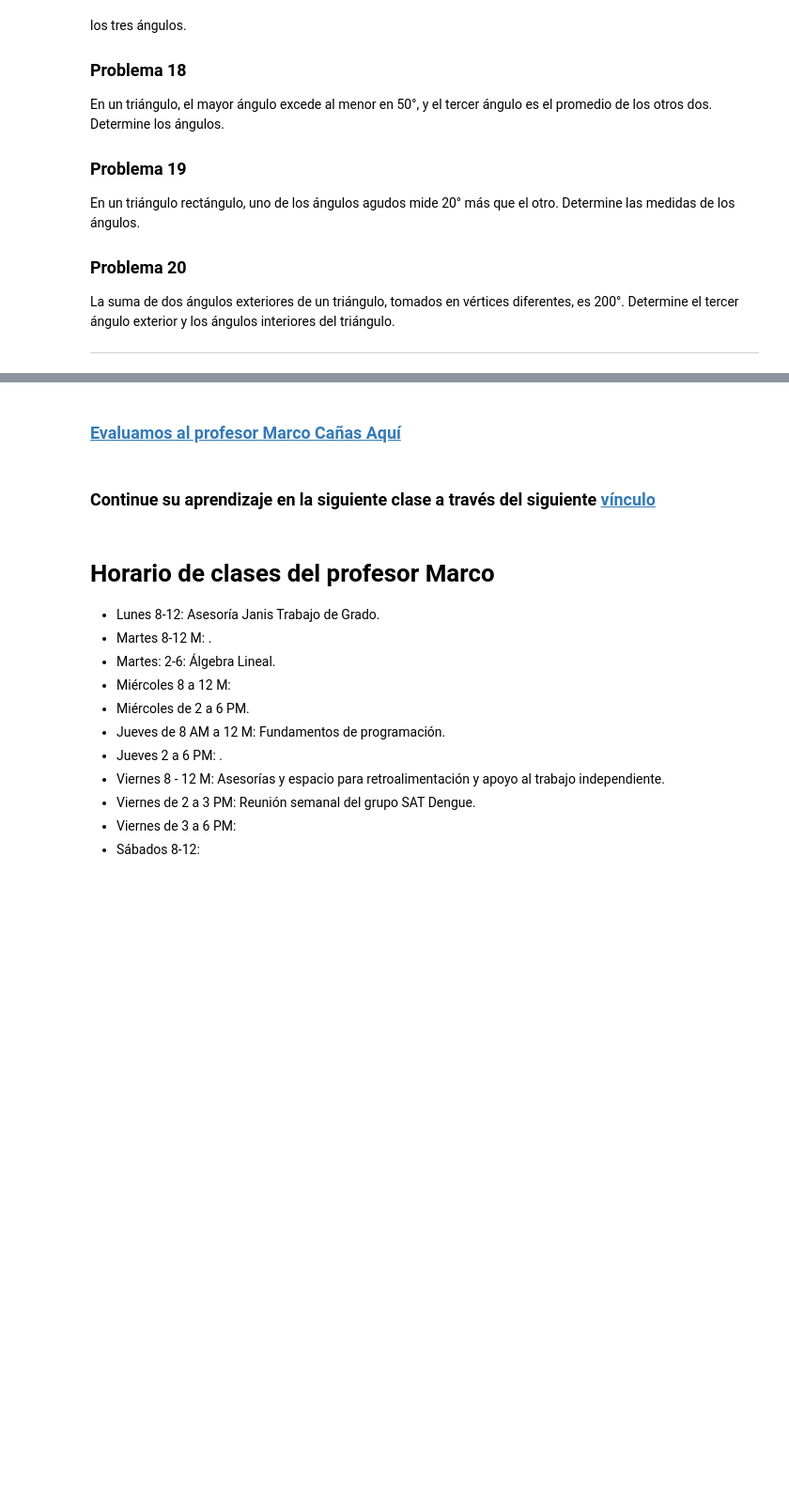
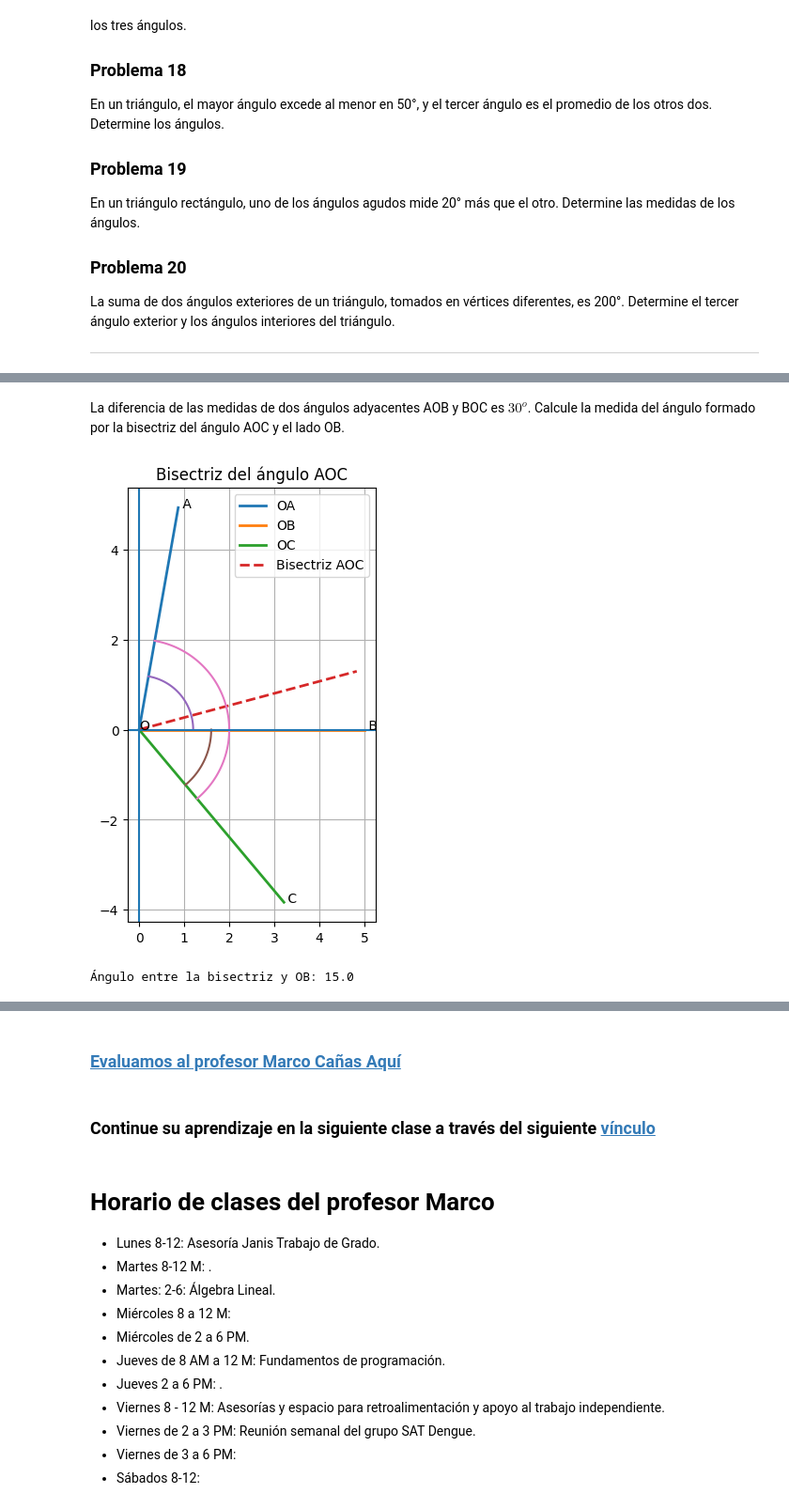
Before and after one commit to marco-canas/investigacion_en_asesoria, a Jupyter notebook: 3_asesoria_geometria/2_angulos/angulos_.ipynb, the cells around one changed output, grey strips where cells are left out. Shown at 94% size. Drawn from its saved outputs; the diff is of its cells as text; code cells hidden in the pictures; blank space fills up the shorter version.

```diff
--- a/3_asesoria_geometria/2_angulos/angulos_.ipynb
+++ b/3_asesoria_geometria/2_angulos/angulos_.ipynb
@@ -121,0 +124,72 @@ La suma de dos ángulos exteriores de un triángulo, tomados en vértices difere
+# %% [markdown]
+La diferencia de las medidas de dos ángulos adyacentes AOB y BOC es $30^{o}$. Calcule la medida del ángulo formado por la bisectriz del ángulo AOC y el lado OB.
+# %%
+import numpy as np
+import matplotlib.pyplot as plt
+
+# Condición del problema
+AOB = 80
+BOC = 50     # diferencia = 30°
+
+# Direcciones de los rayos
+theta_OB = 0
+theta_OA = AOB
+theta_OC = -BOC
+
+# Bisectriz del ángulo AOC
+theta_bis = (theta_OA + theta_OC) / 2
+
+r = 5
+
+def punto(ang):
+    ang = np.deg2rad(ang)
+    return r*np.cos(ang), r*np.sin(ang)
+
+O = (0,0)
+A = punto(theta_OA)
+B = punto(theta_OB)
+C = punto(theta_OC)
+D = punto(theta_bis)
+
+plt.figure(figsize=(6,6))
+
+# Rayos
+plt.plot([0,A[0]],[0,A[1]], linewidth=2,label="OA")
+plt.plot([0,B[0]],[0,B[1]], linewidth=2,label="OB")
+plt.plot([0,C[0]],[0,C[1]], linewidth=2,label="OC")
+plt.plot([0,D[0]],[0,D[1]], '--', linewidth=2,label="Bisectriz AOC")
+
+# Etiquetas
+plt.text(*A," A")
+plt.text(*B," B")
+plt.text(*C," C")
+plt.text(0,0,"O")
+
+# Arco AOB
+t = np.linspace(np.deg2rad(theta_OB),np.deg2rad(theta_OA),100)
+plt.plot(1.2*np.cos(t),1.2*np.sin(t))
+
+# Arco BOC
+t = np.linspace(np.deg2rad(theta_OC),np.deg2rad(theta_OB),100)
+plt.plot(1.6*np.cos(t),1.6*np.sin(t))
+
+# Arco AOC
+t = np.linspace(np.deg2rad(theta_OC),np.deg2rad(theta_OA),100)
+plt.plot(2*np.cos(t),2*np.sin(t))
+
+plt.axhline(0)
+plt.axvline(0)
+plt.gca().set_aspect('equal')
+plt.grid(True)
+plt.legend()
+
+plt.title("Bisectriz del ángulo AOC")
+
+plt.show()
+
+# Ángulo pedido
+angulo = abs(theta_bis - theta_OB)
+print("Ángulo entre la bisectriz y OB:", angulo)
+# %% [output]
+[figure, added]
+Ángulo entre la bisectriz y OB: 15.0
```
Also changed, not shown: parts of 3 cells of this notebook.
